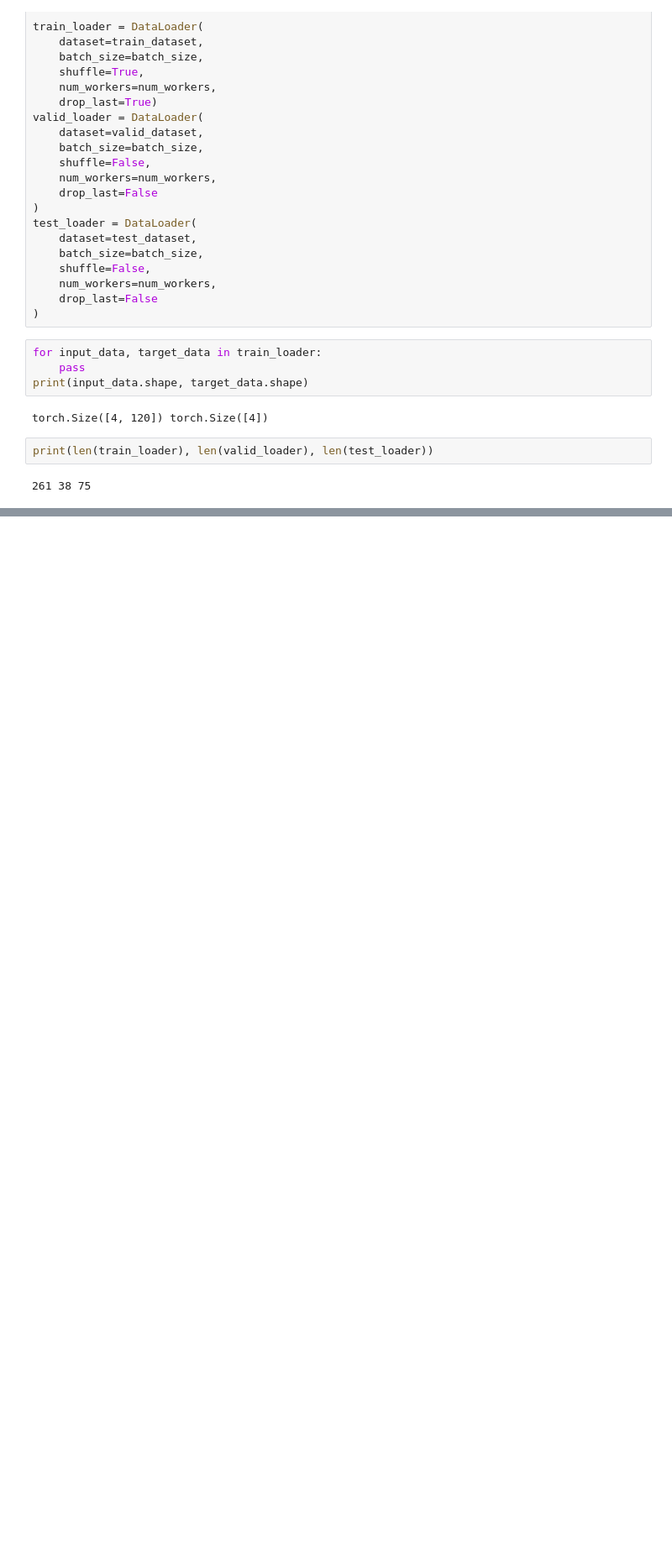
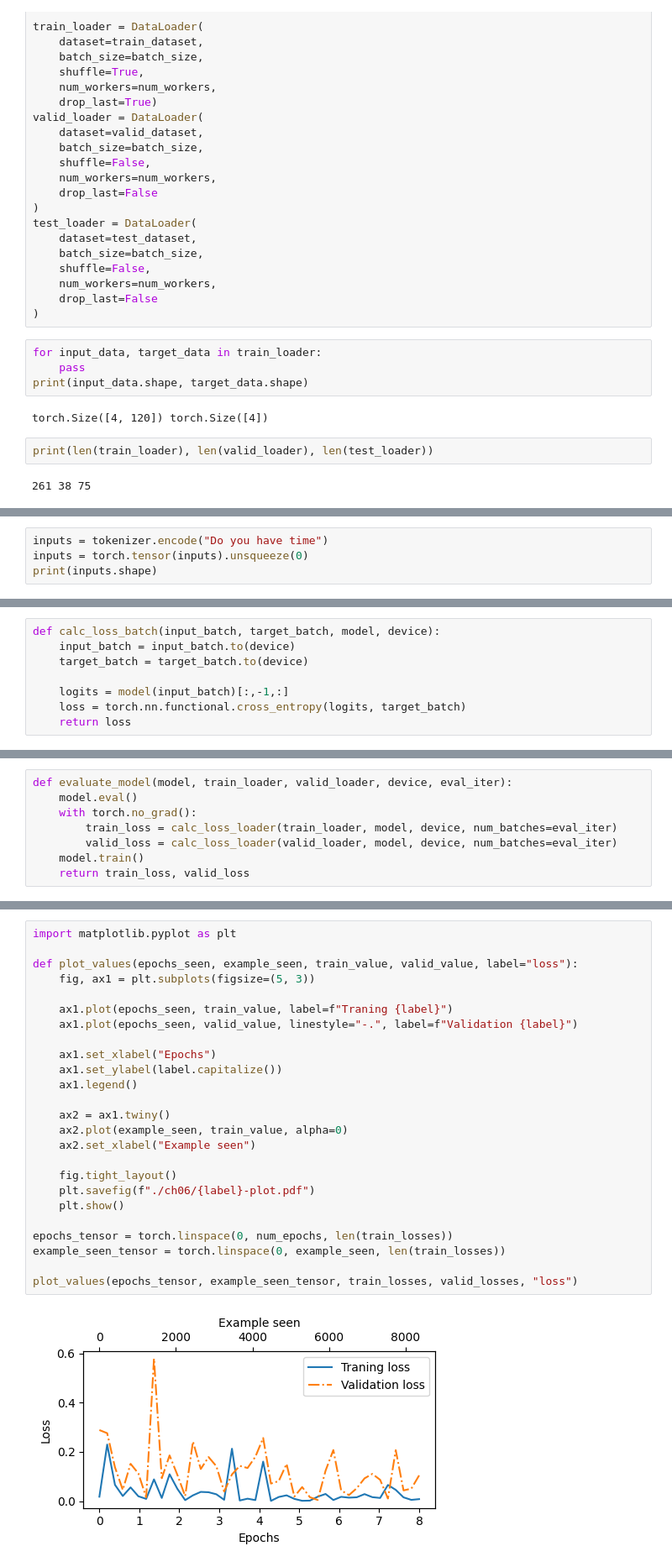
Before and after one commit to yhlleo/LLMs_from_scratch, a Jupyter notebook: 6.GPTModel_finetuning-1.ipynb, the cells around one changed output, grey strips where cells are left out. Shown at 84% size. Drawn from its saved outputs; the diff is of its cells as text; blank space fills up the shorter version.

```diff
--- a/6.GPTModel_finetuning-1.ipynb
+++ b/6.GPTModel_finetuning-1.ipynb
@@ -185,0 +261,4 @@ print(len(train_loader), len(valid_loader), len(test_loader))
+# %%
+inputs = tokenizer.encode("Do you have time")
+inputs = torch.tensor(inputs).unsqueeze(0)
+print(inputs.shape)
@@ -185,0 +323,8 @@ print(len(train_loader), len(valid_loader), len(test_loader))
+# %%
+def calc_loss_batch(input_batch, target_batch, model, device):
+    input_batch = input_batch.to(device)
+    target_batch = target_batch.to(device)
+
+    logits = model(input_batch)[:,-1,:]
+    loss = torch.nn.functional.cross_entropy(logits, target_batch)
+    return loss
@@ -185,0 +368,8 @@ print(len(train_loader), len(valid_loader), len(test_loader))
+# %%
+def evaluate_model(model, train_loader, valid_loader, device, eval_iter):
+    model.eval()
+    with torch.no_grad():
+        train_loss = calc_loss_loader(train_loader, model, device, num_batches=eval_iter)
+        valid_loss = calc_loss_loader(valid_loader, model, device, num_batches=eval_iter)
+    model.train()
+    return train_loss, valid_loss
@@ -185,0 +465,27 @@ print(len(train_loader), len(valid_loader), len(test_loader))
+# %%
+import matplotlib.pyplot as plt
+
+def plot_values(epochs_seen, example_seen, train_value, valid_value, label="loss"):
+    fig, ax1 = plt.subplots(figsize=(5, 3))
+
+    ax1.plot(epochs_seen, train_value, label=f"Traning {label}")
+    ax1.plot(epochs_seen, valid_value, linestyle="-.", label=f"Validation {label}")
+
+    ax1.set_xlabel("Epochs")
+    ax1.set_ylabel(label.capitalize())
+    ax1.legend()
+
+    ax2 = ax1.twiny()
+    ax2.plot(example_seen, train_value, alpha=0)
+    ax2.set_xlabel("Example seen")
+
+    fig.tight_layout()
+    plt.savefig(f"./ch06/{label}-plot.pdf")
+    plt.show()
+
+epochs_tensor = torch.linspace(0, num_epochs, len(train_losses))
+example_seen_tensor = torch.linspace(0, example_seen, len(train_losses))
+
+plot_values(epochs_tensor, example_seen_tensor, train_losses, valid_losses, "loss")
+# %% [output]
+[figure, added]
```
Also changed, not shown: parts of 24 cells of this notebook, 5 other files.
